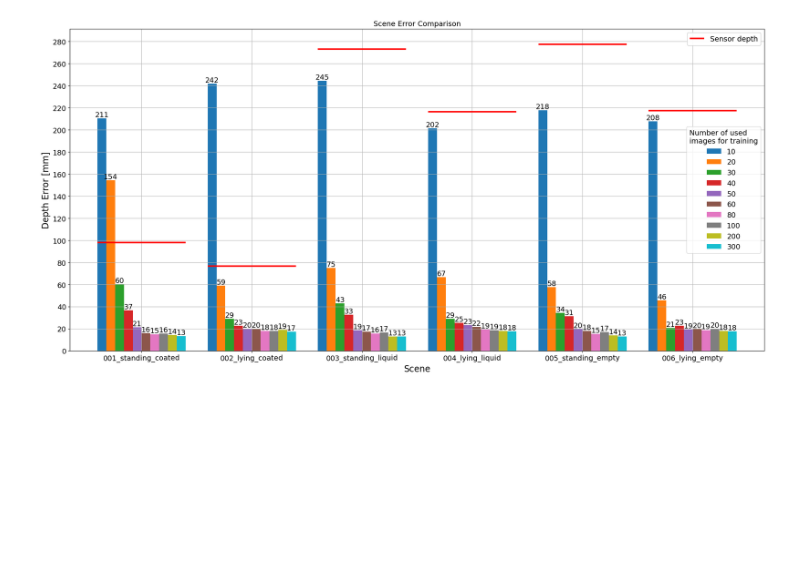
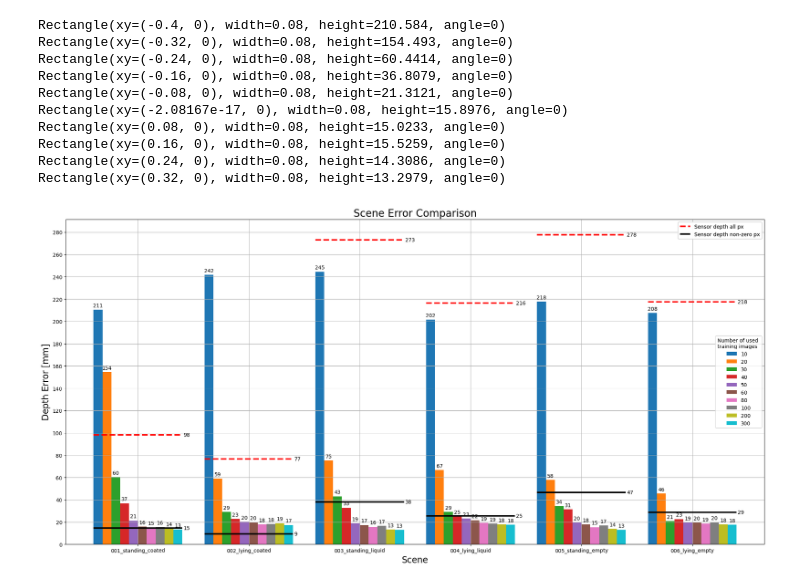
Before and after one commit to juliusroschmann/viewpoint_sampling, a Jupyter notebook: misc/depth_evaluation_plots.ipynb, the cells around one changed output. Cells and saved outputs as stored; diff of their text form; code cells hidden in the pictures; blank space fills up the shorter version.

```diff
--- a/misc/depth_evaluation_plots.ipynb
+++ b/misc/depth_evaluation_plots.ipynb
@@ -43,15 +112,9 @@ master_df.head(10)
 # %%
-#df_grouped = master_df.groupby(["Object", "Subsample", "Scene"])#plot(kind='line', subplots=True)
+data = master_df.groupby(["Scene", "Subsample"])['Mean'].mean().to_frame()
+scenes = list(data.index.get_level_values('Scene').unique())
+subsamples = list(data.index.get_level_values('Subsample').unique())
 
-#data = master_df.groupby(["Scene", "Subsample", "Object"])['Mean'].mean().to_frame()
-data = master_df.groupby(["Scene", "Subsample"])['Mean'].mean().to_frame()
-#print(data.to_string())
-# Create a list of the Scenes
-scenes = list(data.index.get_level_values('Scene').unique())
+sensor_only_data = sensor_only_df.groupby(["Scene"])['Mean'].mean().to_frame()
 
-# Create a list of the Objects
-subsamples = list(data.index.get_level_values('Subsample').unique())
-sensor_data = sensor_df.groupby(["Scene"])['Mean'].mean().to_frame()
-
-print()
+sensor_only_data
 # %% [output]
@@ -58,0 +129,3 @@ print()
+# %%
+sensor_only_non_zero_data = sensor_only_non_zero_df.groupby(["Scene"])['Mean'].mean().to_frame()
+sensor_only_non_zero_data
@@ -59,40 +141,59 @@ print()
 # %%
 
-SMALL_SIZE = 14
+SMALL_SIZE = 10
 MEDIUM_SIZE = 17
 BIGGER_SIZE = 50
 
 plt.rc('font', size=SMALL_SIZE)          # controls default text sizes
 plt.rc('axes', titlesize=SMALL_SIZE)     # fontsize of the axes title
 plt.rc('axes', labelsize=MEDIUM_SIZE)    # fontsize of the x and y labels
 plt.rc('xtick', labelsize=SMALL_SIZE)    # fontsize of the tick labels
 plt.rc('ytick', labelsize=SMALL_SIZE)    # fontsize of the tick labels
 plt.rc('legend', fontsize=SMALL_SIZE)    # legend fontsize
 plt.rc('figure', titlesize=BIGGER_SIZE)  # fontsize of the figure title
 
 
-ax = data.unstack().plot(kind='bar', figsize=(20,10), title="Scene Error Comparison", grid=True, yticks=np.arange(0,281,20), xlabel="Scene", ylabel="Depth Error [mm]", rot=0.5, width=0.8)
+ax = data.unstack().plot(kind='bar', figsize=(20,10),  grid=True, yticks=np.arange(0,281,20), xlabel="Scene", ylabel="Depth Error [mm]", rot=0.5, width=0.8)
 for idx, c in enumerate(ax.containers):
     # set the bar label
-    ax.bar_label(c, fmt='%.0f', label_type='edge')
+    print(c[0])
+    ax.bar_label(c, fmt='%.0f', label_type='edge', padding=3)
 
 legend1 = plt.legend(["10","20","30","40","50","60","80","100","200","300"],
-            loc='center right', title='Number of used \nimages for training')
+            loc='center right', title='Number of used \ntraining images')
 
 for idx, scene in enumerate(scenes):
-    line = ax.hlines(sensor_data['Mean'].loc[scene],idx-0.4,idx+0.4, colors='r', linewidth=3)
+    height = sensor_only_data['Mean'].loc[scene]
+    line = ax.hlines(height,idx-0.4,idx+0.4, colors='red', linewidth=3, linestyles="dashed")
+    plt.text(idx+0.41,height, s= f'{height:.0f}', ha='left', va='center')
 
-legend2 = plt.legend(["Sensor depth"], loc='upper right')
+    height = sensor_only_non_zero_data['Mean'].loc[scene]
+    line = ax.hlines(height,idx-0.4,idx+0.4, colors='black', linewidth=3, linestyles="solid")
+    # plt.text(idx,height+5, s= f'{height:.0f}', ha='center', va='center')
+    plt.text(idx+0.41,height, s= f'{height:.0f}', ha='left', va='center')
+
+
+legend2 = plt.legend(["Sensor depth all px", "Sensor depth non-zero px"], loc='upper right')
 
 plt.gca().add_artist(legend1)
 plt.gca().add_artist(legend2)
-
+plt.title("Scene Error Comparison", fontsize=20)
 
 plt.tight_layout()
 
 #print(data.unstack())
 # %% [output]
+Rectangle(xy=(-0.4, 0), width=0.08, height=210.584, angle=0)
+Rectangle(xy=(-0.32, 0), width=0.08, height=154.493, angle=0)
+Rectangle(xy=(-0.24, 0), width=0.08, height=60.4414, angle=0)
+Rectangle(xy=(-0.16, 0), width=0.08, height=36.8079, angle=0)
+Rectangle(xy=(-0.08, 0), width=0.08, height=21.3121, angle=0)
+Rectangle(xy=(-2.08167e-17, 0), width=0.08, height=15.8976, angle=0)
+Rectangle(xy=(0.08, 0), width=0.08, height=15.0233, angle=0)
+Rectangle(xy=(0.16, 0), width=0.08, height=15.5259, angle=0)
+Rectangle(xy=(0.24, 0), width=0.08, height=14.3086, angle=0)
+Rectangle(xy=(0.32, 0), width=0.08, height=13.2979, angle=0)
-[figure, old version]
+[figure, new version]
 # %%
 
 
```
Also changed, not shown: parts of 5 cells of this notebook, 2 other files.
